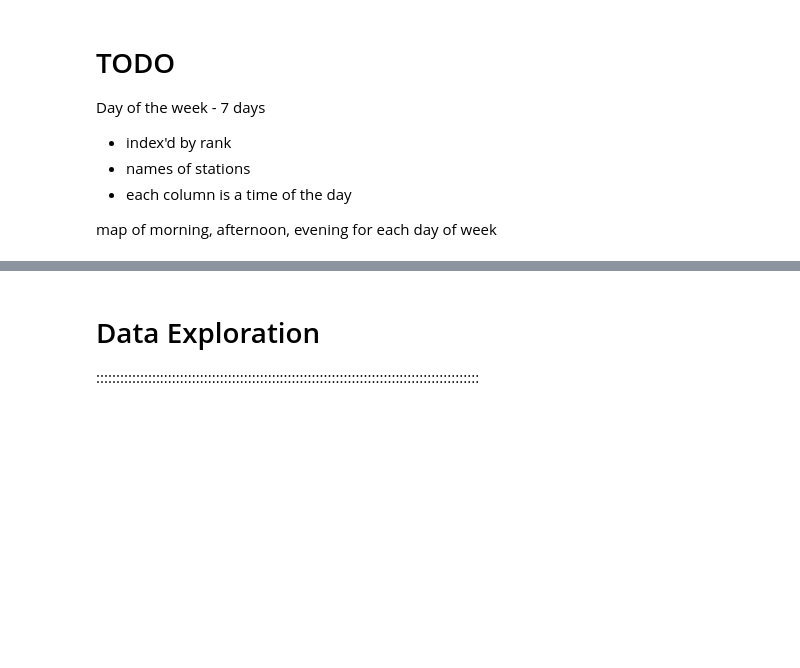
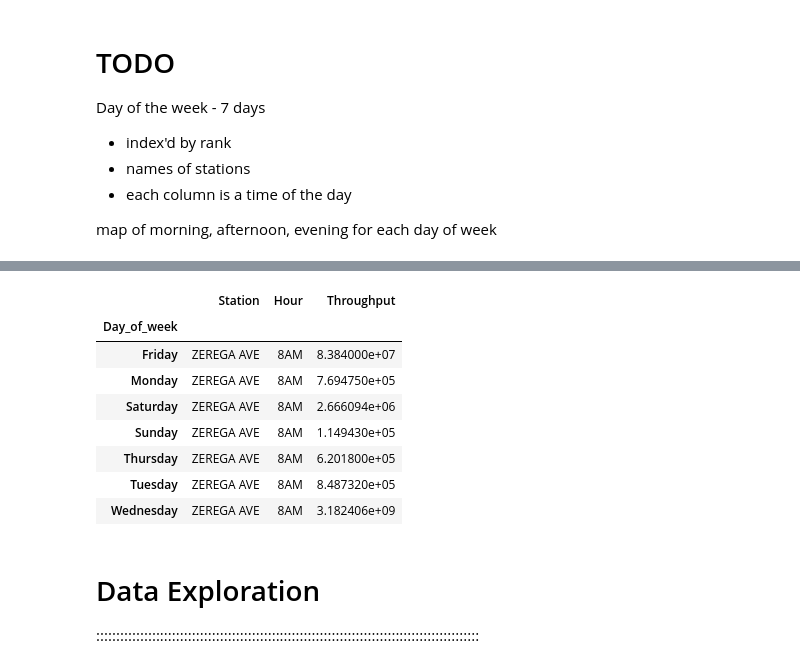
Before and after one commit to destroyme/project-benson-2017, a Jupyter notebook: Benson_Challenge_WTC_DF_20170404_01.ipynb, the cells around one changed output, grey strips where cells are left out. Drawn from its saved outputs; the diff is of its cells as text; code cells hidden in the pictures; blank space fills up the shorter version.

```diff
--- a/Benson_Challenge_WTC_DF_20170404_01.ipynb
+++ b/Benson_Challenge_WTC_DF_20170404_01.ipynb
@@ -175,0 +244,6 @@ map of morning, afternoon, evening
+# %%
+eight_am_mask = (htp['Hour'] == '8AM')
+four_pm_mask = (htp['Hour'] == '4PM')
+twelve_pm_mask = (htp['Hour'] == '12PM')
+# %%
+htp_8am = htp.loc[eight_am_mask,:].groupby(['Station','Day_of_week','Hour']).sum().reset_index()
@@ -176,3 +271,15 @@ map of morning, afternoon, evening
+# %%
+htp_8am.groupby(['Day_of_week']).max()
+# %% [output]
+|  | Station | Hour | Throughput |
+| Day_of_week |  |  |  |
+| Friday | ZEREGA AVE | 8AM | 8.384000e+07 |
+| Monday | ZEREGA AVE | 8AM | 7.694750e+05 |
+| Saturday | ZEREGA AVE | 8AM | 2.666094e+06 |
+| Sunday | ZEREGA AVE | 8AM | 1.149430e+05 |
+| Thursday | ZEREGA AVE | 8AM | 6.201800e+05 |
+| Tuesday | ZEREGA AVE | 8AM | 8.487320e+05 |
+| Wednesday | ZEREGA AVE | 8AM | 3.182406e+09 |
 # %% [markdown]
 # Data Exploration
 ::::::::::::::::::::::::::::::::::::::::::::::::::::::::::::::::::::::::::::::::::::::::::::::::
```
Also changed, not shown: parts of 11 cells of this notebook.
